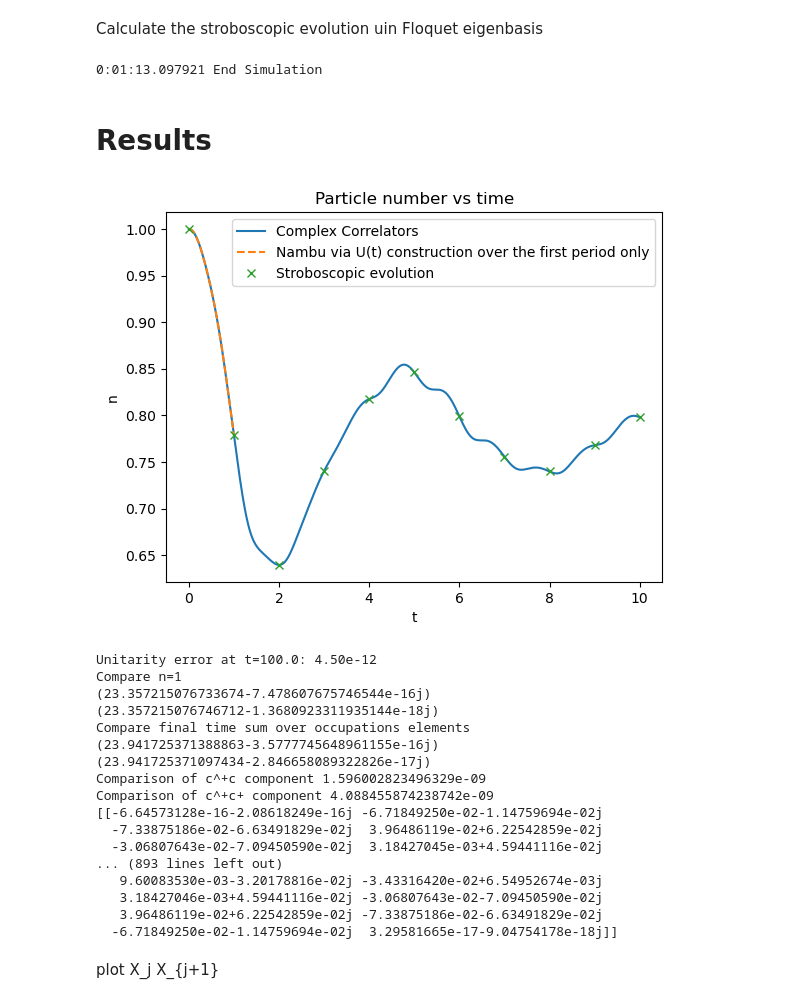
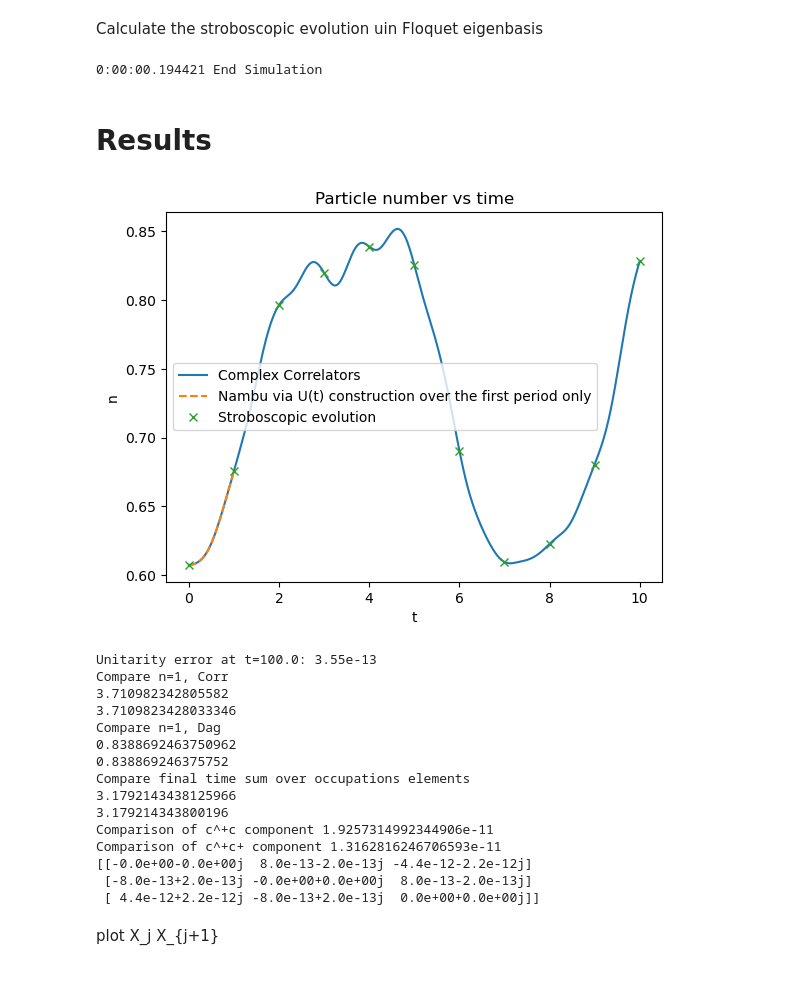
Before and after one commit to SamuelEwanBegg/XY_sensing, a Jupyter notebook: position_Floquet_map_evolution.ipynb, the cells around one changed output. Saved outputs shown, nothing was run; the diff lists cells and outputs as text; code cells hidden in the pictures.

Commit message:
Corrected sign on H nambu, all matrix elements match result from direct integration

```diff
--- a/position_Floquet_map_evolution.ipynb
+++ b/position_Floquet_map_evolution.ipynb
@@ -28,7 +28,7 @@ atol = 10**(-12) # absolute tolerance of integration scheme
 dt = 0.01        # return results with this step (does not affect integration accuracy)
 
 # Initial state
-initial_state = 'spin_up'
+initial_state = 'ground_state'
 # 'ground_state': starts in the system ground-state.
 # 'flips': manually flips specific spins (with the rest down), see below. Default: single flip. Odd number of excitations (spin) = even parity (fermions) = PBC.
 # 'momentum': a k = 0 momentum state. Even parity = PBC.
@@ -52,8 +52,8 @@ Dag_mat = copy.copy(Dag_obs)
 # Note the unintuition definition. Is there an error in the way the Nambu correlator is defined? Clearly results work but seems strange.
 Nambu_Correlator = np.zeros([2*sites,2*sites],dtype = complex) # note the way the matrix is defined. <c_i† c_j> is lower right block (not top left!)
 Nambu_Correlator[0:sites, 0:sites]   = np.eye(sites) - Corr_mat.T      # <c_i c_j†>
-Nambu_Correlator[0:sites, sites:]    = -Dag_mat.T                      # <c_i c_j>
-Nambu_Correlator[sites:, 0:sites]    = -Dag_mat.conj()                 # <c_i† c_j†>
+Nambu_Correlator[0:sites, sites:]    = Dag_mat.T                      # <c_i c_j>
+Nambu_Correlator[sites:, 0:sites]    = Dag_mat.conj()                 # <c_i† c_j†>
 Nambu_Correlator[sites:, sites:]     = Corr_mat                        # <c_i† c_j>
 
 # Definition of nambu Hamiltonian
@@ -85,15 +85,15 @@ def Hnambu(J, gamma, h, sites):
 
                 if kk == (jj+1) % sites + sites:
 
-                    Hnambu[jj, kk] = J * gamma / 2.0
-                    Hnambu[kk - sites, jj + sites] = -J * gamma / 2.0
+                    Hnambu[jj, kk] = -J * gamma / 2.0
+                    Hnambu[kk - sites, jj + sites] = J * gamma / 2.0
 
             elif jj >= sites and kk < sites:
                 # Lower-left block: pairing terms (Hermitian conjugate)
                 if jj == (kk + 1) % sites + sites:
 
-                    Hnambu[jj, kk] = J * gamma / 2.0
-                    Hnambu[kk + sites, jj - sites] = -J * gamma / 2.0
+                    Hnambu[jj, kk] = -J * gamma / 2.0
+                    Hnambu[kk + sites, jj - sites] = J * gamma / 2.0
 
     return Hnambu
 
@@ -137,15 +137,15 @@ def Hnambu_disorder(Jvec, gamma, hvec, sites):
 
                 if kk == (jj+1) % sites + sites:
 
-                    Hnambu[jj, kk] = Jvec[jj%sites] * gamma / 2.0
-                    Hnambu[kk - sites, jj + sites] = - Jvec[jj%sites] * gamma / 2.0
+                    Hnambu[jj, kk] = - Jvec[jj%sites] * gamma / 2.0
+                    Hnambu[kk - sites, jj + sites] = Jvec[jj%sites] * gamma / 2.0
 
             elif jj >= sites and kk < sites:
                 # Lower-left block: pairing terms (Hermitian conjugate)
                 if jj == (kk + 1) % sites + sites:
 
-                    Hnambu[jj, kk] = Jvec[jj%sites] * gamma / 2.0
-                    Hnambu[kk + sites, jj - sites] = -Jvec[jj%sites] * gamma / 2.0
+                    Hnambu[jj, kk] = - Jvec[jj%sites] * gamma / 2.0
+                    Hnambu[kk + sites, jj - sites] = Jvec[jj%sites] * gamma / 2.0
 
     return Hnambu
 # %% [markdown]
@@ -224,73 +224,74 @@ atol = 10**(-12) # absolute tolerance of integration scheme
 #h1 = h1_amp*np.sin(2*np.pi/(h1_period)*dt*np.arange(0,oneperiod_steps+1)) # initialize periodic field, note + 1 time added here for RK4 and heun integration step endpoints
 Corr_mat_list, Dag_mat_list, corr_diag = methods.integrator_matrices_eff(obs, Dag_obs, J, gamma, h0, h1_amp, 2 * np.pi / h1_period, stroboscopic_times * oneperiod_steps + 1, dt, sites, boundary_conditions, method, atol, rtol)
 # %% [output]
-0:01:13.097921 End Simulation
+0:00:00.194421 End Simulation
 # %% [markdown]
 # Results
 # %%
 Corr_mat_list = np.asarray(Corr_mat_list)
 Dag_mat_list = np.asarray(Dag_mat_list)
 Nambu_Corr_nT = copy.copy(Nambu_nT[:, sites:, sites:])
-Nambu_Dag_nT = copy.copy(- Nambu_nT[:,sites:,0:sites])
+Nambu_Dag_nT = copy.copy(- Nambu_nT[:,0:sites,sites:])
 
 plt.plot(dt * np.arange(0,np.size(Corr_mat_list,0)),Corr_mat_list[:, 0, 0],"-",label = "Complex Correlators")
 
 plt.plot(dt * np.arange(0,np.size(Nambu_T_mat,0)),Nambu_T_mat[:, sites, sites],"--",label = "Nambu via U(t) construction over the first period only")
 
 plt.plot(h1_period * np.arange(0,stroboscopic_times+1), Nambu_nT[:,sites,sites], "x", label = "Stroboscopic evolution") # check the value of the correlation matrix at the end of one period
 
 #ED_particle = 0.5 + np.load('/Users/samuelbegg/Desktop/Dump/magsites.npy')
 #plt.plot(0.1 * np.arange(0,np.size(ED_particle,1)),ED_particle[0,:],"--r",label = "ED")
 plt.legend()
 plt.ylabel("n")
 plt.xlabel("t")
 plt.title("Particle number vs time")
 plt.show()
 
 
 # check unitary error at time T (1 period), i.e. U^T U will deviate from Identity by a small amount
 U = sol.y[:,-1].reshape((2*sites, 2*sites))
 unitarity_error = np.linalg.norm(U.conj().T @ U - np.eye(2*sites))
 print(f"Unitarity error at t={10000*dt}: {unitarity_error:.2e}")
 
 # compare at n = 1 (first stroboscopic time)
-print("Compare n=1")
-print(np.trace(Nambu_nT[1,sites:,sites:]))
-print(np.trace(Corr_mat_list[oneperiod_steps, :, :]))
+print("Compare n=1, Corr")
+print(np.sum(np.abs(Nambu_nT[1,sites:,sites:])))
+print(np.sum(np.abs(Corr_mat_list[oneperiod_steps, :, :])))
+
+print("Compare n=1, Dag")
+print(np.sum(np.abs(Nambu_nT[1,0:sites,sites:])))
+print(np.sum(np.abs(Dag_mat_list[oneperiod_steps, :, :])))
 
 # check error at final time
 print("Compare final time sum over occupations elements")
-print(np.trace(Nambu_nT[-1,sites:,sites:]))
-print(np.trace(Corr_mat_list[-1, :, :]))
+print(np.sum(np.abs(Nambu_nT[-1,sites:,sites:])))
+print(np.sum(np.abs(Corr_mat_list[-1, :, :])))
 #print(np.sum(ED_particle[:,-1]))
 
 # Compare the full matrices from both fermionic approaches
 print("Comparison of c^+c component", np.sum(np.abs(Nambu_nT[-1,sites:,sites:] - Corr_mat_list[-1, :, :])))
-print("Comparison of c^+c+ component", np.sum(np.abs(Nambu_nT[-1,sites:,0:sites] + Dag_mat_list[-1, :, :])))
+print("Comparison of c^+c+ component", np.sum(np.abs(Nambu_nT[-1,sites:,0:sites] - Dag_mat_list[-1, :, :])))
 # Compare)
 
 
-print(Nambu_nT[-1,sites:,0:sites])
-print(Dag_mat_list[-1, :, :])
+print(np.round(Nambu_nT[-1,sites:,0:sites] - Dag_mat_list[-1, :, :],13))
 # %% [output]
-[figure, old version]
+[figure, new version]
-Unitarity error at t=100.0: 4.50e-12
-Compare n=1
-(23.357215076733674-7.478607675746544e-16j)
-(23.357215076746712-1.3680923311935144e-18j)
+Unitarity error at t=100.0: 3.55e-13
+Compare n=1, Corr
+3.710982342805582
+3.7109823428033346
+Compare n=1, Dag
+0.8388692463750962
+0.838869246375752
 Compare final time sum over occupations elements
-(23.941725371388863-3.5777745648961155e-16j)
-(23.941725371097434-2.846658089322826e-17j)
-Comparison of c^+c component 1.596002823496329e-09
-Comparison of c^+c+ component 4.088455874238742e-09
-[[-6.64573128e-16-2.08618249e-16j -6.71849250e-02-1.14759694e-02j
-  -7.33875186e-02-6.63491829e-02j  3.96486119e-02+6.22542859e-02j
-  -3.06807643e-02-7.09450590e-02j  3.18427045e-03+4.59441116e-02j
-... (893 lines left out)
-   9.60083530e-03-3.20178816e-02j -3.43316420e-02+6.54952674e-03j
-   3.18427046e-03+4.59441116e-02j -3.06807643e-02-7.09450590e-02j
-   3.96486119e-02+6.22542859e-02j -7.33875186e-02-6.63491829e-02j
-  -6.71849250e-02-1.14759694e-02j  3.29581665e-17-9.04754178e-18j]]
+3.1792143438125966
+3.179214343800196
+Comparison of c^+c component 1.9257314992344906e-11
+Comparison of c^+c+ component 1.3162816246706593e-11
+[[-0.0e+00-0.0e+00j  8.0e-13-2.0e-13j -4.4e-12-2.2e-12j]
+ [-8.0e-13+2.0e-13j -0.0e+00+0.0e+00j  8.0e-13-2.0e-13j]
+ [ 4.4e-12+2.2e-12j -8.0e-13+2.0e-13j  0.0e+00+0.0e+00j]]
 # %% [markdown]
 plot X_j X_{j+1}
 # %%
```
Also changed, not shown: parts of 2 cells of this notebook.
